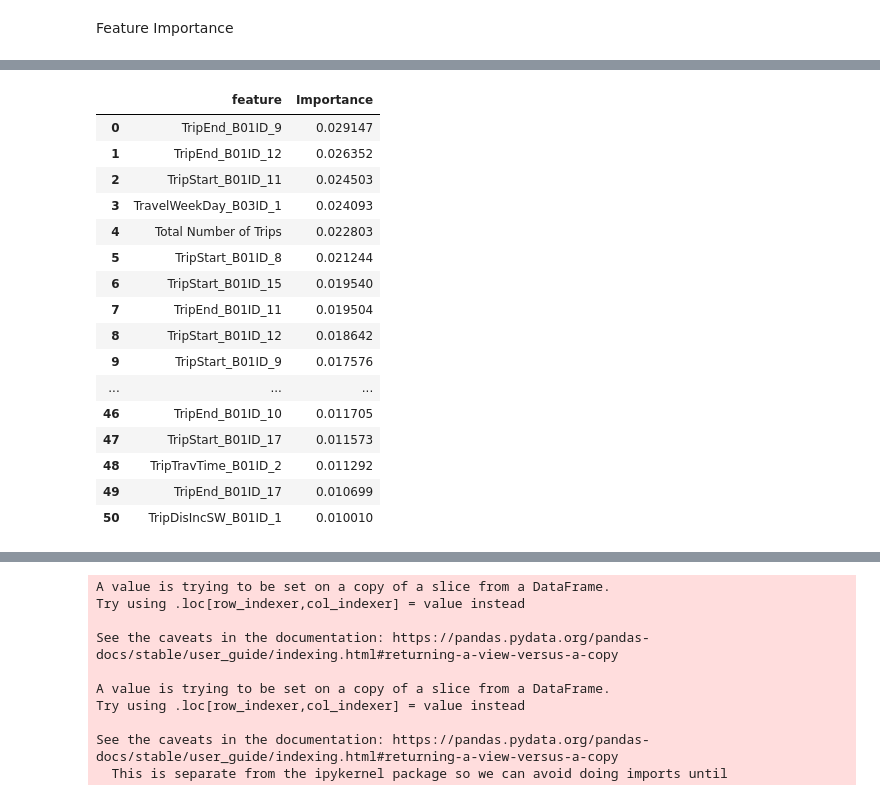
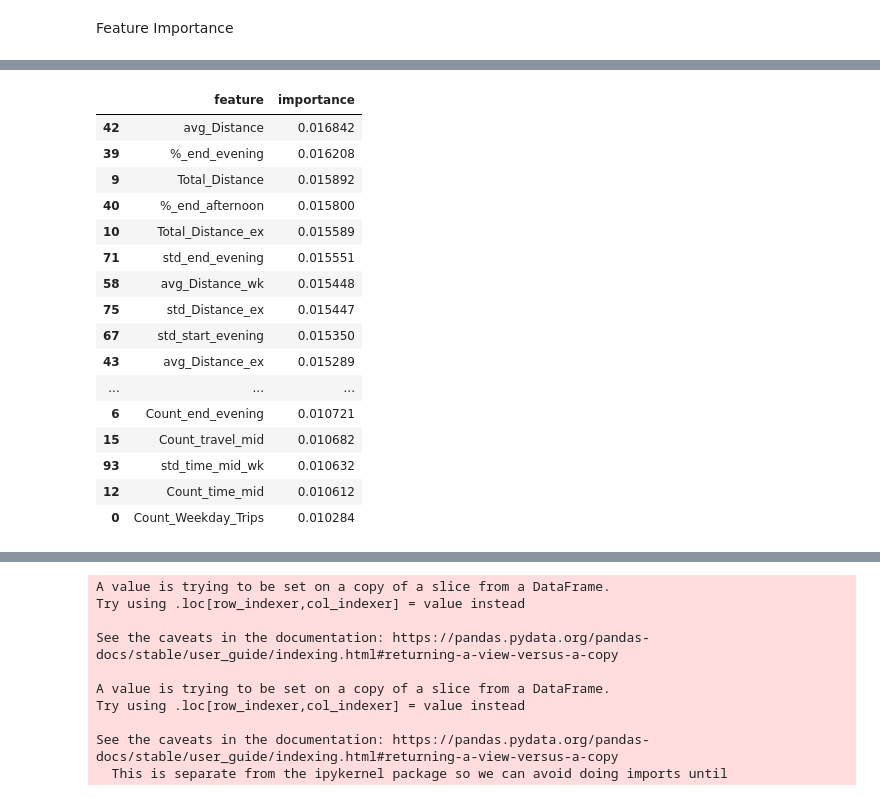
Before and after one commit to arashk1990/covid19mobility, a Jupyter notebook: models/clustering.ipynb, the cells around one changed output, grey strips where cells are left out. Cells and saved outputs as stored; diff of their text form; code cells hidden in the pictures.

```diff
--- a/models/clustering.ipynb
+++ b/models/clustering.ipynb
@@ -121,7 +49,18 @@ def kplot(df,k,norm=1):
 
   return socio,mobility
 # %%
-socio,mobility = kplot(NTS_dummy,16,norm=1)
+socio,mobility = kplot(NTS_dummy,7,norm=1)
+# %%
+socio_cols = {'age' : socio.columns[0:6],
+'sex' : socio.columns[6:8],
+'marital' : socio.columns[8:10],
+'income': socio.columns[10:13],
+'work': socio.columns[13:16],
+'hhincome': socio.columns[16:19],
+'hh_struc': socio.columns[19:25],
+'hh_work': socio.columns[25:28],
+'hh_socialclass': socio.columns[28:34],
+'urban_rural': socio.columns[34:36]}
 # %%
 mobility.groupby('label').size()
 # %% [output]
@@ -220,13 +170,14 @@ x = mobility.iloc[:,:-1]
 scaler = MinMaxScaler().fit(x)
 x = scaler.transform(x)
 
-y = socio[income]
+dependants = list(socio_cols.keys())
+dep = 0
+y = socio[socio_cols[dependants[dep]]]
+
 label_encoder = LabelEncoder()
 y = y.idxmax(axis=1)
 
-
 X_train, X_test, y_train, y_test = train_test_split(x, y, stratify=y, random_state=42)
-
 
 feature_names = mobility.iloc[:,:-1].columns
 forest = RandomForestClassifier(random_state=0)
@@ -256,0 +222,4 @@ RF_imp= forest_importances.sort_values(ascending = False).reset_index()\
+# %%
+RF_imp = pd.DataFrame({'feature':feature_names, 'importance':importances}).\
+sort_values('importance',ascending = False)
+RF_imp
@@ -262,21 +245,21 @@ RF_imp['Importance'].plot.bar()
 # %%
-RF_imp[RF_imp['Importance']>0.01]
+RF_imp[RF_imp['importance']>0.01]
 # %% [output]
-|  | feature | Importance |
-| 0 | TripEnd_B01ID_9 | 0.029147 |
-| 1 | TripEnd_B01ID_12 | 0.026352 |
-| 2 | TripStart_B01ID_11 | 0.024503 |
-| 3 | TravelWeekDay_B03ID_1 | 0.024093 |
-| 4 | Total Number of Trips | 0.022803 |
-| 5 | TripStart_B01ID_8 | 0.021244 |
-| 6 | TripStart_B01ID_15 | 0.019540 |
-| 7 | TripEnd_B01ID_11 | 0.019504 |
-| 8 | TripStart_B01ID_12 | 0.018642 |
-| 9 | TripStart_B01ID_9 | 0.017576 |
+|  | feature | importance |
+| 42 | avg_Distance | 0.016842 |
+| 39 | %_end_evening | 0.016208 |
+| 9 | Total_Distance | 0.015892 |
+| 40 | %_end_afternoon | 0.015800 |
+| 10 | Total_Distance_ex | 0.015589 |
+| 71 | std_end_evening | 0.015551 |
+| 58 | avg_Distance_wk | 0.015448 |
+| 75 | std_Distance_ex | 0.015447 |
+| 67 | std_start_evening | 0.015350 |
+| 43 | avg_Distance_ex | 0.015289 |
 | ... | ... | ... |
-| 46 | TripEnd_B01ID_10 | 0.011705 |
-| 47 | TripStart_B01ID_17 | 0.011573 |
-| 48 | TripTravTime_B01ID_2 | 0.011292 |
-| 49 | TripEnd_B01ID_17 | 0.010699 |
-| 50 | TripDisIncSW_B01ID_1 | 0.010010 |
+| 6 | Count_end_evening | 0.010721 |
+| 15 | Count_travel_mid | 0.010682 |
+| 93 | std_time_mid_wk | 0.010632 |
+| 12 | Count_time_mid | 0.010612 |
+| 0 | Count_Weekday_Trips | 0.010284 |
 # %%
```
Also changed, not shown: parts of 17 cells of this notebook.
